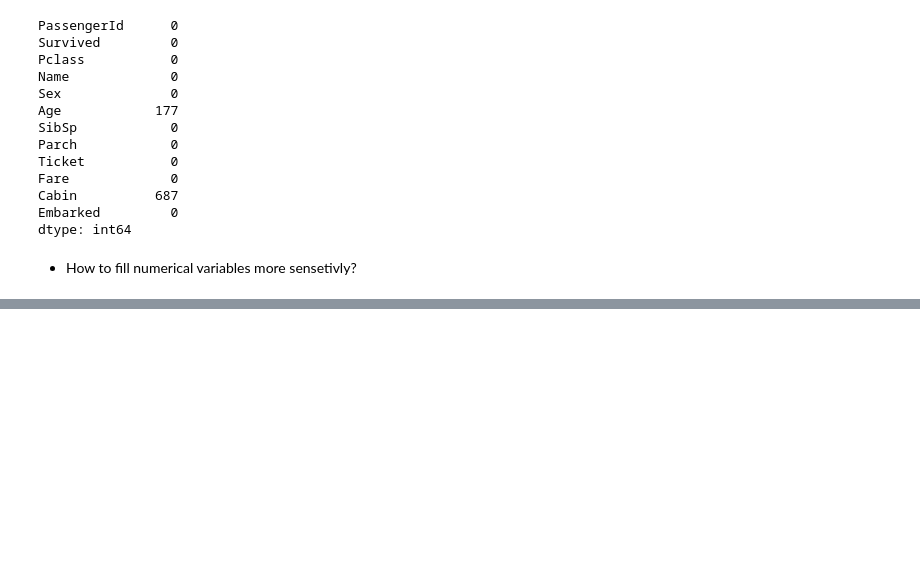
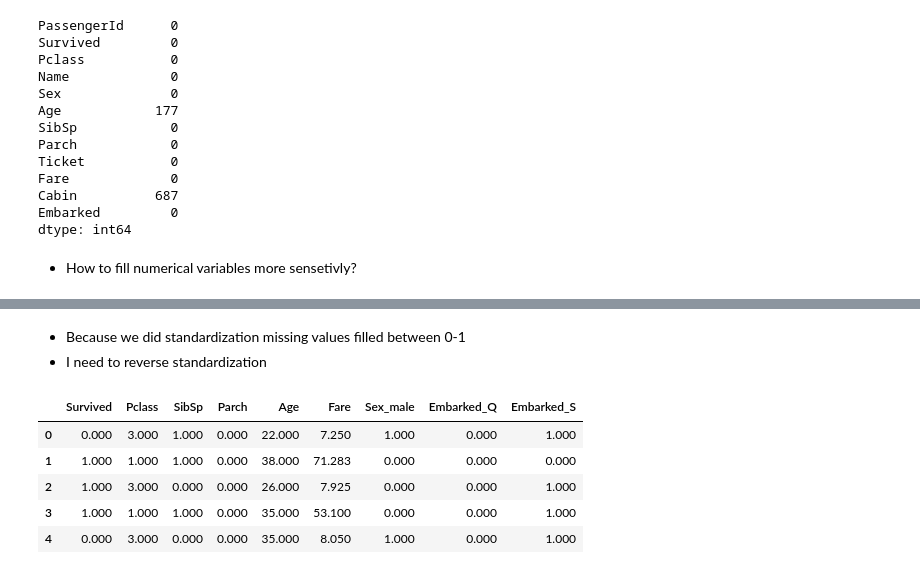
Before and after one commit to AslihanYoldas/feautre-engineering-course, a Jupyter notebook: missing_values.ipynb, the cells around one changed output, grey strips where cells are left out. Drawn from its saved outputs; the diff is of its cells as text; code cells hidden in the pictures; blank space fills up the shorter version.

```diff
--- a/missing_values.ipynb
+++ b/missing_values.ipynb
@@ -293,0 +460,15 @@ dtype: int64
+# %% [markdown]
+- Because we did standardization missing values filled between 0-1
+- I need to reverse standardization
+# %%
+# Reverse standardization
+df_label_encoder = pd.DataFrame(scaler.inverse_transform(df_label_encoder), columns=df_label_encoder.columns)
+# %%
+df_label_encoder.head()
+# %% [output]
+|  | Survived | Pclass | SibSp | Parch | Age | Fare | Sex_male | Embarked_Q | Embarked_S |
+| 0 | 0.000 | 3.000 | 1.000 | 0.000 | 22.000 | 7.250 | 1.000 | 0.000 | 1.000 |
+| 1 | 1.000 | 1.000 | 1.000 | 0.000 | 38.000 | 71.283 | 0.000 | 0.000 | 0.000 |
+| 2 | 1.000 | 3.000 | 0.000 | 0.000 | 26.000 | 7.925 | 0.000 | 0.000 | 1.000 |
+| 3 | 1.000 | 1.000 | 1.000 | 0.000 | 35.000 | 53.100 | 0.000 | 0.000 | 1.000 |
+| 4 | 0.000 | 3.000 | 0.000 | 0.000 | 35.000 | 8.050 | 1.000 | 0.000 | 1.000 |
```
Also changed, not shown: parts of 28 cells of this notebook.
